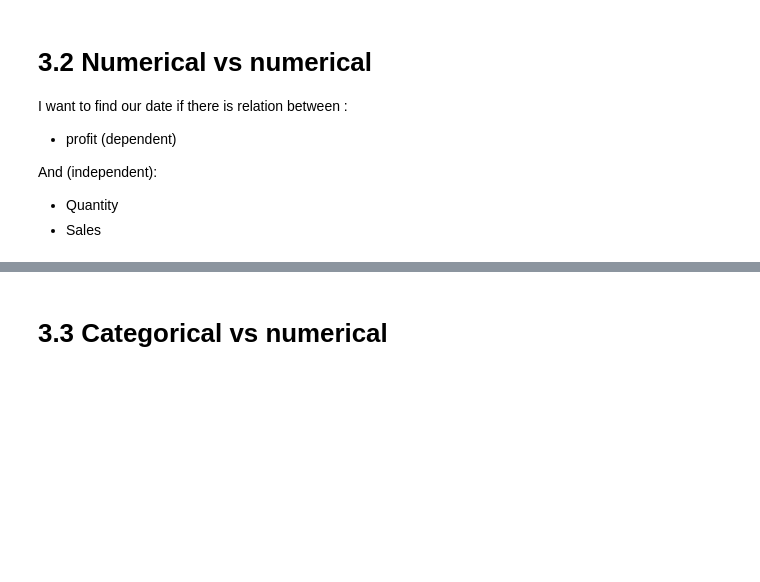
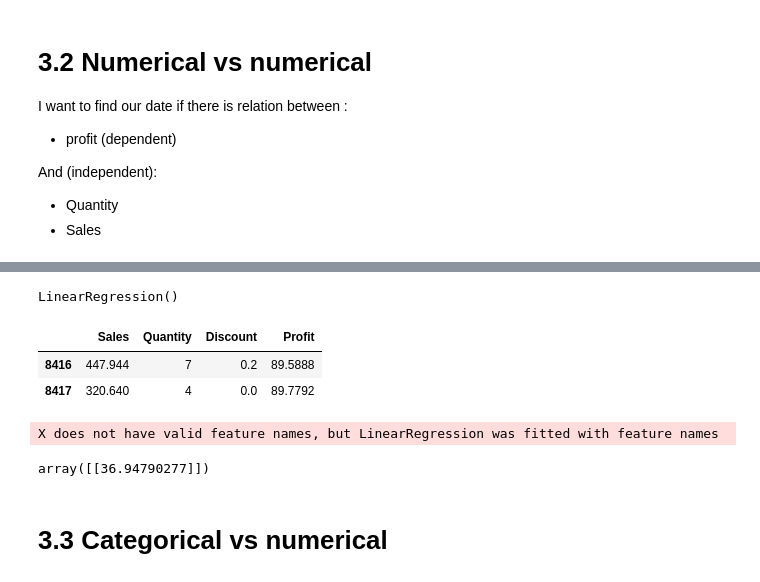
Before and after one commit to engmohamedsalah/AIMaster-Training, a Jupyter notebook: Building_an_AI_based_Application.ipynb, the cells around one changed output, grey strips where cells are left out. Cells and saved outputs as stored; diff of their text form; code cells hidden in the pictures; blank space fills up the shorter version.

```diff
--- a/Building_an_AI_based_Application.ipynb
+++ b/Building_an_AI_based_Application.ipynb
@@ -565,2 +551,19 @@ y = df_super_store_dependent
+# %%
+from sklearn.linear_model import LinearRegression
+linreg = LinearRegression()
+linreg.fit(X,y)
+# %% [output]
+LinearRegression()
+# %%
+df_super_store.tail(2)[['Sales','Quantity','Discount','Profit']]
+# %% [output]
+|  | Sales | Quantity | Discount | Profit |
+| 8416 | 447.944 | 7 | 0.2 | 89.5888 |
+| 8417 | 320.640 | 4 | 0.0 | 89.7792 |
+# %%
+linreg.predict([[447.944 ,	7 ,	0.2]])
+# %% [output]
+X does not have valid feature names, but LinearRegression was fitted with feature names
+array([[36.94790277]])
 # %% [markdown]
 # 3.3 Categorical vs numerical
```
Also changed, not shown: parts of 22 cells of this notebook.
